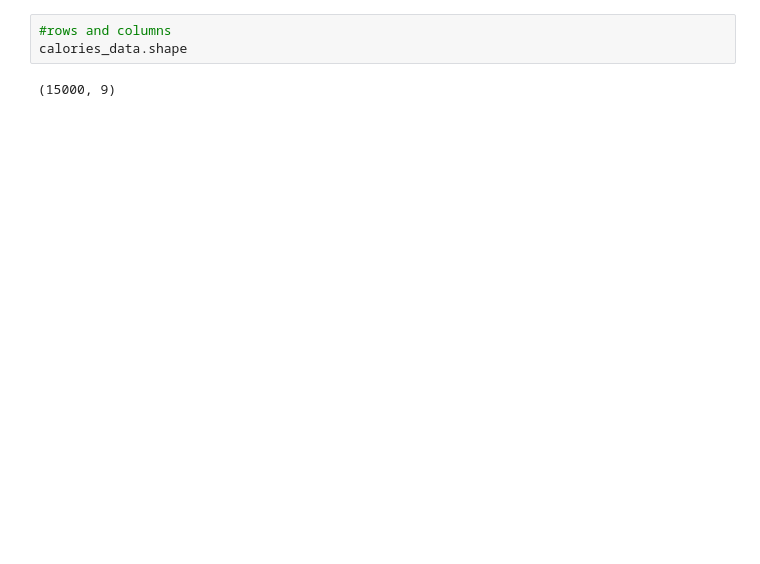
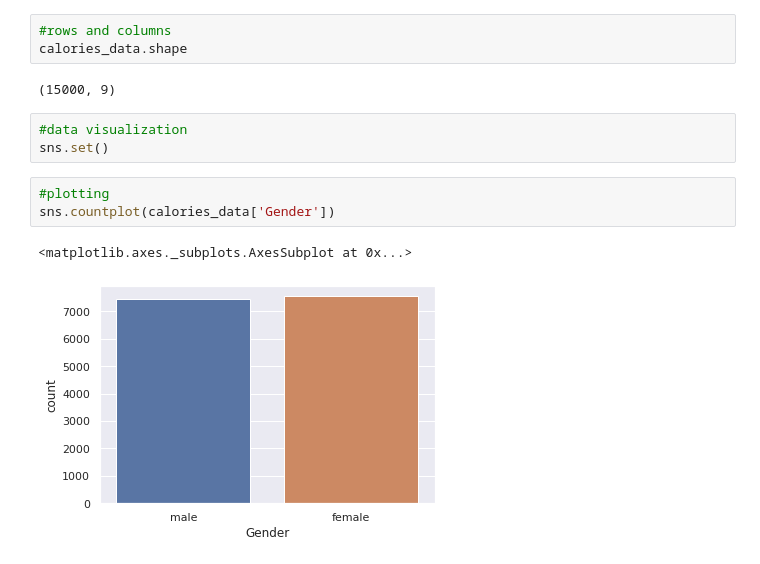
Before and after one commit to Joykareko/Data-Science-Projects, a Jupyter notebook: Calories_Burnt_Prediction_ML_Project_16.ipynb, the cells around one changed output. Cells and saved outputs as stored; diff of their text form; blank space fills up the shorter version.

```diff
--- a/Calories_Burnt_Prediction_ML_Project_16.ipynb
+++ b/Calories_Burnt_Prediction_ML_Project_16.ipynb
@@ -88,3 +88,12 @@ calories_data.describe()
 calories_data.shape
 # %% [output]
 (15000, 9)
+# %%
+#data visualization
+sns.set()
+# %%
+#plotting
+sns.countplot(calories_data['Gender'])
+# %% [output]
+<matplotlib.axes._subplots.AxesSubplot at 0x...>
+[figure, added]
```
Also changed, not shown: parts of 14 cells of this notebook.
